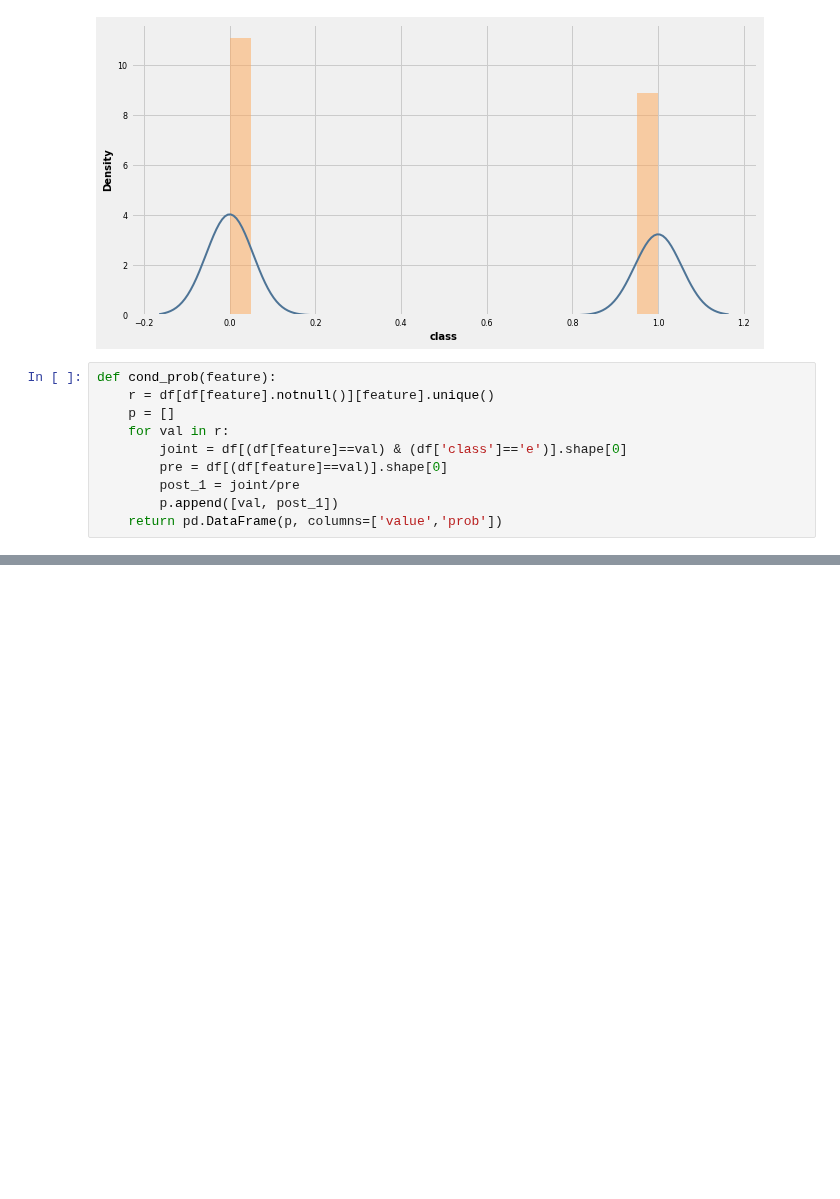
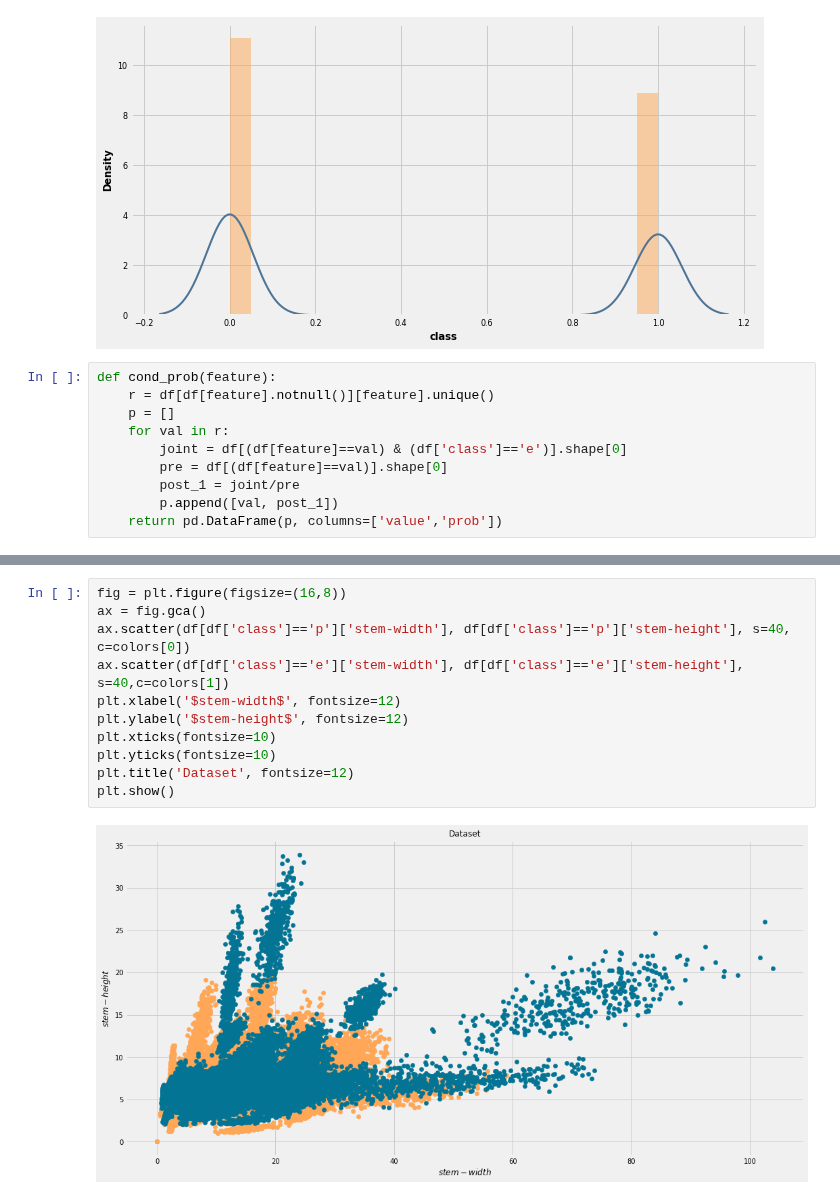
Before and after one commit to msalvati1997/mushrooms_classificator, a Jupyter notebook: mushroom.ipynb, the cells around one changed output, grey strips where cells are left out. Cells and saved outputs as stored; diff of their text form; blank space fills up the shorter version.

```diff
--- a/mushroom.ipynb
+++ b/mushroom.ipynb
@@ -165,0 +238,13 @@ KeyError: ignored
+# %%
+fig = plt.figure(figsize=(16,8))
+ax = fig.gca()
+ax.scatter(df[df['class']=='p']['stem-width'], df[df['class']=='p']['stem-height'], s=40, c=colors[0])
+ax.scatter(df[df['class']=='e']['stem-width'], df[df['class']=='e']['stem-height'], s=40,c=colors[1])
+plt.xlabel('$stem-width$', fontsize=12)
+plt.ylabel('$stem-height$', fontsize=12)
+plt.xticks(fontsize=10)
+plt.yticks(fontsize=10)
+plt.title('Dataset', fontsize=12)
+plt.show()
+# %% [output]
+[figure, added]
```
Also changed, not shown: parts of 10 cells of this notebook.
